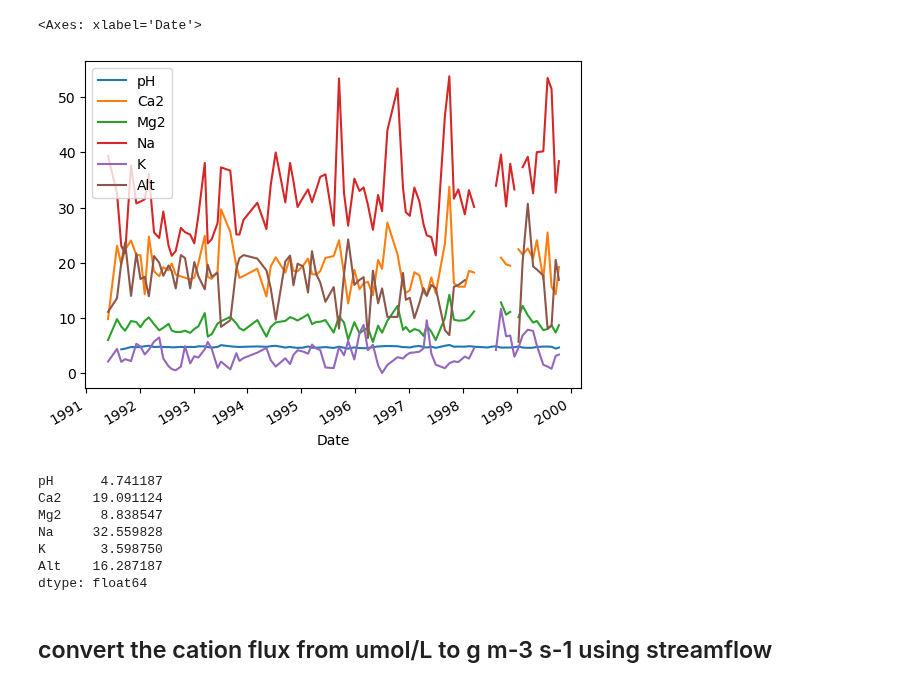
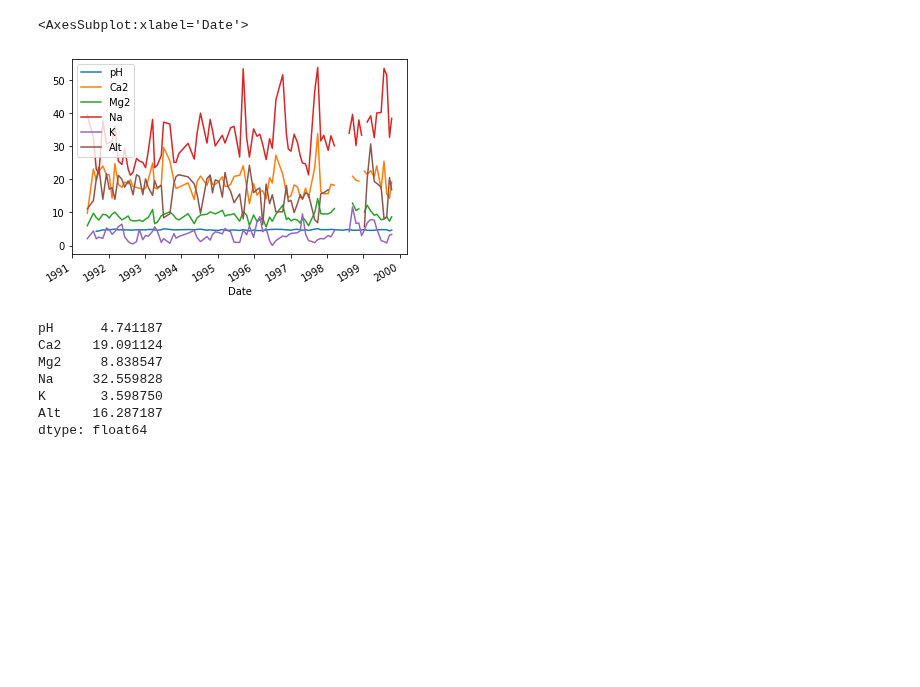
Before and after one commit to ypwong22/erw_scripts, a Jupyter notebook: read_streamChem.ipynb, the cells around one changed output. Cells and saved outputs as stored; diff of their text form; code cells hidden in the pictures; blank space fills up the shorter version.

```diff
--- a/read_streamChem.ipynb
+++ b/read_streamChem.ipynb
@@ -30,8 +10,9 @@ data = data.loc[data.index.get_level_values(0) < pd.Timestamp('1999-10-19'), :]
 # %%
+data = read_streamChem()
 data.plot()
 # %% [output]
-<Axes: xlabel='Date'>
+<AxesSubplot:xlabel='Date'>
-[figure, old version]
+[figure, new version]
 # %%
 data.mean()
 # %% [output]
@@ -42,5 +23,3 @@ Na     32.559828
 K       3.598750
 Alt    16.287187
 dtype: float64
-# %% [markdown]
-## convert the cation flux from umol/L to g m-3 s-1 using streamflow
```
Also changed, not shown: parts of 6 cells of this notebook, 22 other files.
